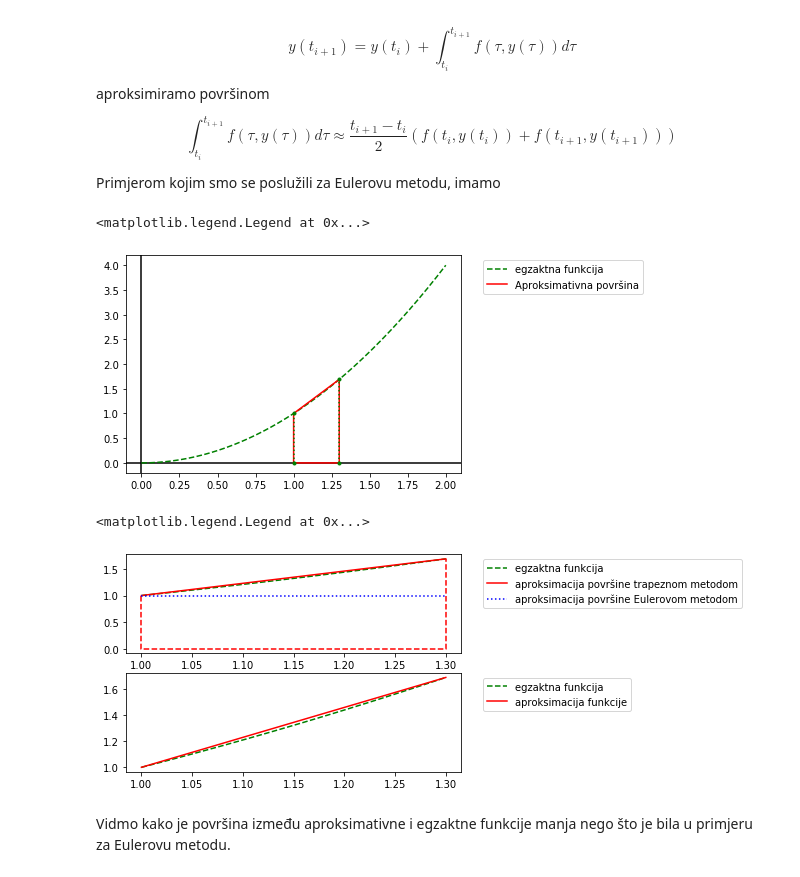
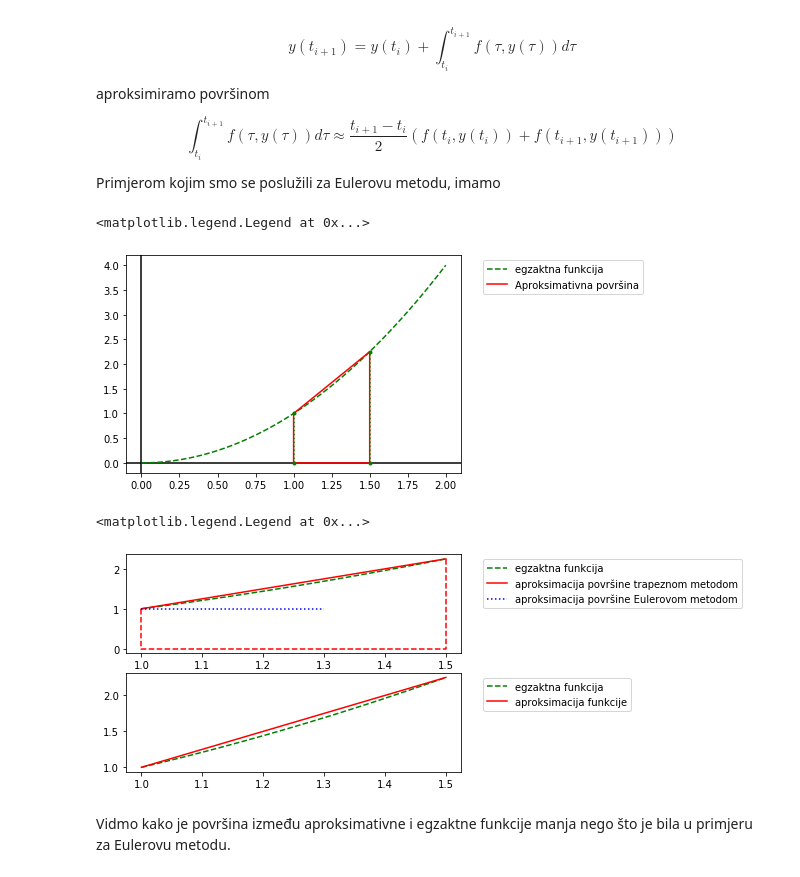
Before and after one commit to matkobrandic/PythonEssay, a Jupyter notebook: Numeričko rješavanje sustava linearnih jednadžbi i inicijalnog problema za ODJ.ipynb, the cells around one changed output. Cells and saved outputs as stored; diff of their text form; code cells hidden in the pictures.

```diff
--- a/Numeričko rješavanje sustava linearnih jednadžbi i inicijalnog problema za ODJ.ipynb
+++ b/Numeričko rješavanje sustava linearnih jednadžbi i inicijalnog problema za ODJ.ipynb
@@ -680,27 +558,27 @@ fig6, ax1 = plt.subplots()
 ax1.axhline(y=0, color='k')
 ax1.axvline(x=0, color='k')
 ax1.plot(x, x**2, color='green', linestyle='--', label='egzaktna funkcija')
-ax1.plot([1., 1., 1.3, 1.3, 1.], [0., 1., 1.69, 0., 0.], color='red', label='Aproksimativna površina')
-ax1.plot([1.3, 1.3],[0., 1.69], color='green', linestyle=':', marker = '.')
+ax1.plot([1., 1., 1.5, 1.5, 1.], [0., 1., 2.25, 0., 0.], color='red', label='Aproksimativna površina')
+ax1.plot([1.5, 1.5],[0., 2.25], color='green', linestyle=':', marker = '.')
 ax1.plot([1., 1.],[0., 1.], color='green', linestyle=':', marker = '.')
 ax1.legend(bbox_to_anchor=(1.05, 1), loc='upper left')
 # %% [output]
 <matplotlib.legend.Legend at 0x...>
-[figure, old version]
+[figure, new version]
 # %%
-y = x[100:131]
+y = x[100:151]
 fig7, (ax2, ax3) = plt.subplots(2,1)
 ax2.plot(y, y**2, color='green', linestyle='--', label='egzaktna funkcija')
-ax2.plot([1., 1.3], [1.,1.69], color='red', label='aproksimacija površine trapeznom metodom')
-ax2.plot([1., 1., 1.3, 1.3], [1., 0., 0., 1.69], color='red', linestyle='--')
+ax2.plot([1., 1.5], [1.,2.25], color='red', label='aproksimacija površine trapeznom metodom')
+ax2.plot([1., 1., 1.5, 1.5], [1., 0., 0., 2.25], color='red', linestyle='--')
 ax2.plot([1., 1.3],[1., 1.], color='blue', linestyle=':', label='aproksimacija površine Eulerovom metodom')
 ax2.legend(bbox_to_anchor=(1.05, 1), loc='upper left')
 ax3.plot(y, y**2, color='green', linestyle='--', label='egzaktna funkcija')
-ax3.plot([1., 1.3], [1.,1.69], color='red', label='aproksimacija funkcije')
+ax3.plot([1., 1.5], [1.,2.25], color='red', label='aproksimacija funkcije')
 ax3.legend(bbox_to_anchor=(1.05, 1), loc='upper left')
 # %% [output]
 <matplotlib.legend.Legend at 0x...>
-[figure, old version]
+[figure, new version]
 # %% [markdown]
 Vidmo kako je površina između aproksimativne i egzaktne funkcije manja nego što je bila u primjeru za Eulerovu metodu.
 # %% [markdown]
```
Also changed, not shown: parts of 15 cells of this notebook.
